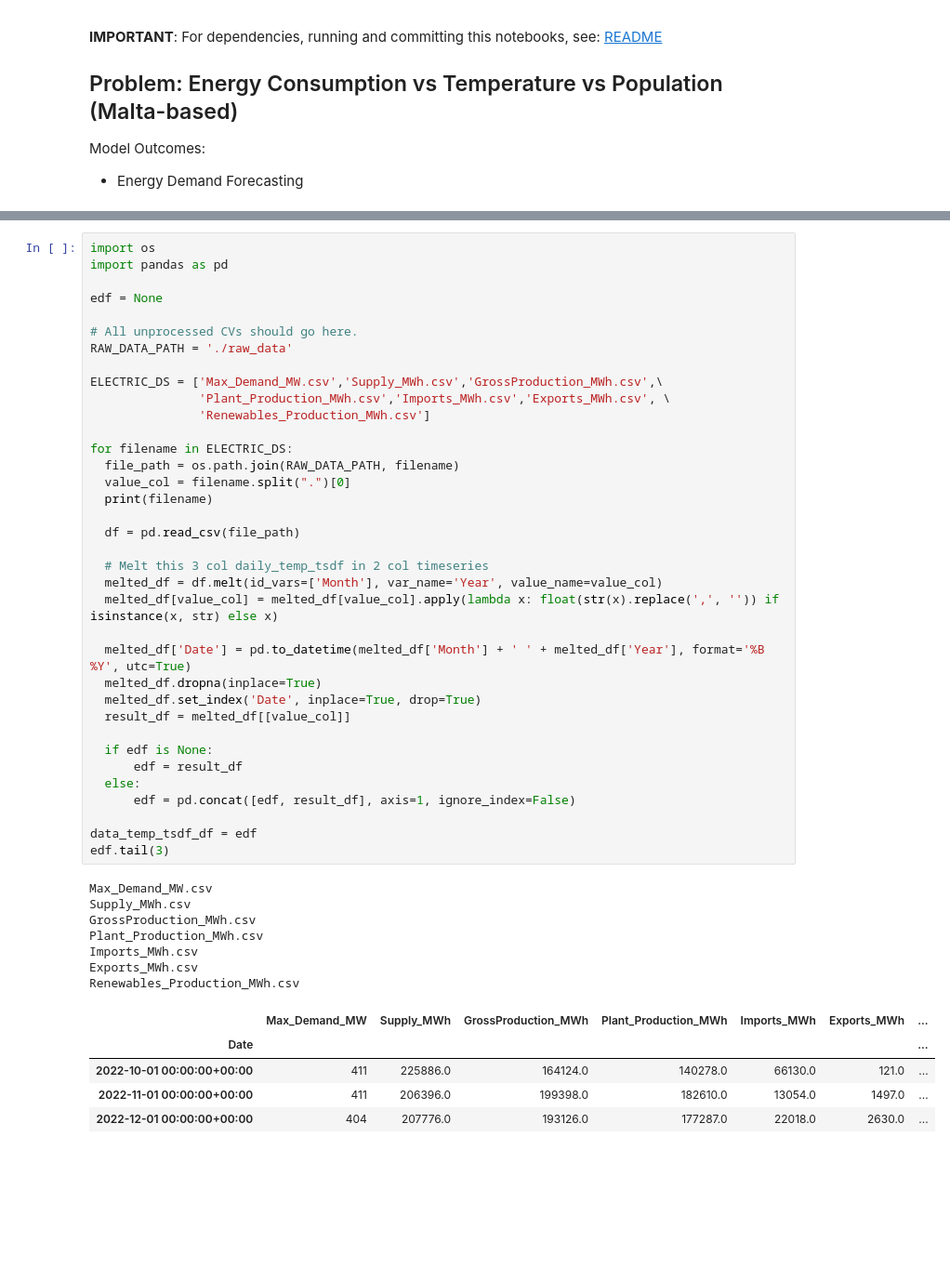
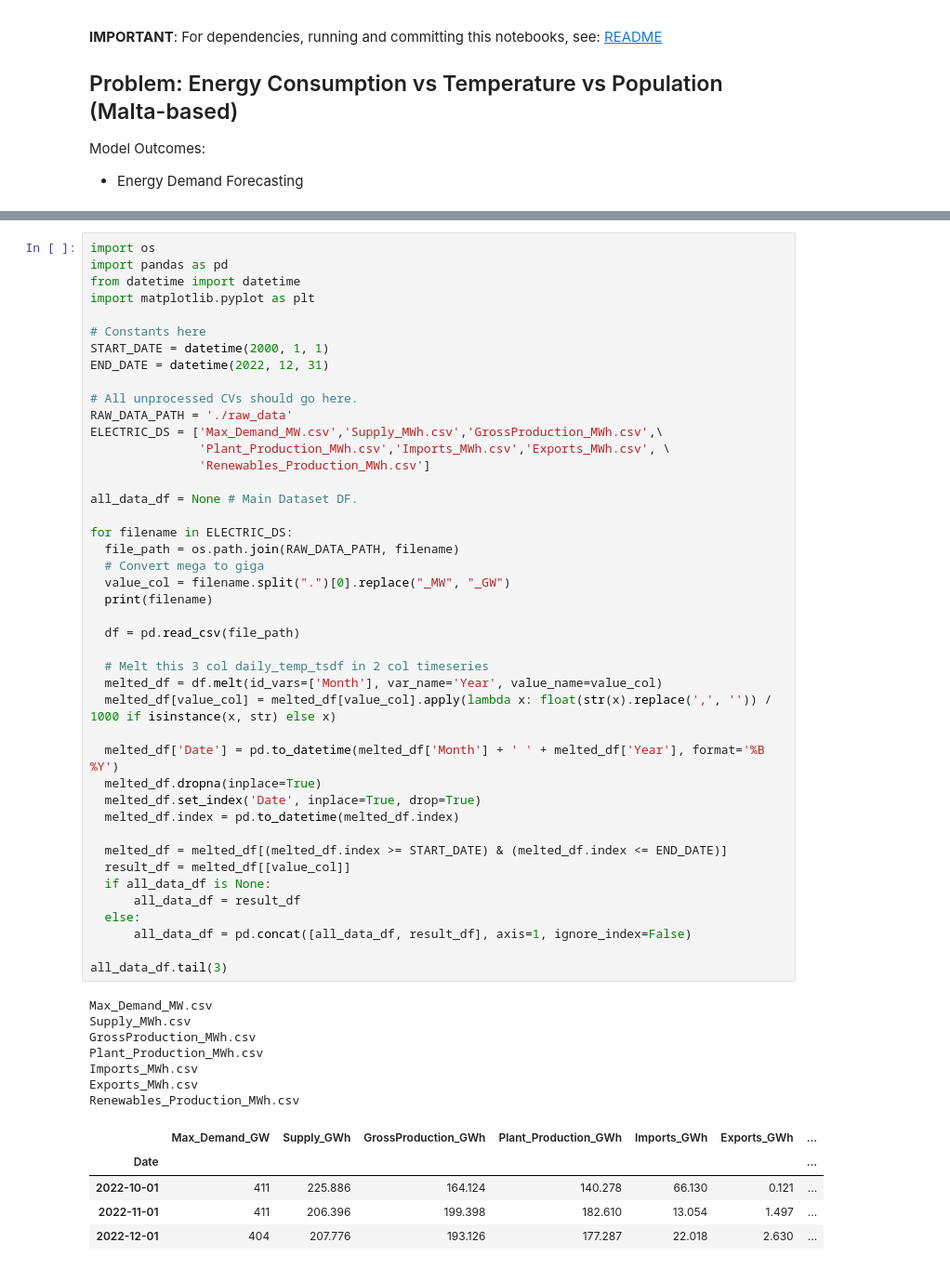
Before and after one commit to ATECO-malta/applied_ml_assignment, a Jupyter notebook: aml_ICS5110.ipynb, the cells around one changed output, grey strips where cells are left out. Shown: that part at 93% size. Drawn from its saved outputs; the diff is of its cells as text; blank space fills up the shorter version.

```diff
--- a/aml_ICS5110.ipynb
+++ b/aml_ICS5110.ipynb
@@ -56,49 +57,56 @@ Indutrial Indices:
 # %%
 import os
 import pandas as pd
+from datetime import datetime
+import matplotlib.pyplot as plt
 
-edf = None
+# Constants here
+START_DATE = datetime(2000, 1, 1)
+END_DATE = datetime(2022, 12, 31)
 
 # All unprocessed CVs should go here.
 RAW_DATA_PATH = './raw_data'
-
 ELECTRIC_DS = ['Max_Demand_MW.csv','Supply_MWh.csv','GrossProduction_MWh.csv',\
                'Plant_Production_MWh.csv','Imports_MWh.csv','Exports_MWh.csv', \
                'Renewables_Production_MWh.csv']
 
+all_data_df = None # Main Dataset DF.
+
 for filename in ELECTRIC_DS:
   file_path = os.path.join(RAW_DATA_PATH, filename)
-  value_col = filename.split(".")[0]
+  # Convert mega to giga
+  value_col = filename.split(".")[0].replace("_MW", "_GW")
   print(filename)
 
   df = pd.read_csv(file_path)
 
   # Melt this 3 col daily_temp_tsdf in 2 col timeseries
   melted_df = df.melt(id_vars=['Month'], var_name='Year', value_name=value_col)
-  melted_df[value_col] = melted_df[value_col].apply(lambda x: float(str(x).replace(',', '')) if isinstance(x, str) else x)
+  melted_df[value_col] = melted_df[value_col].apply(lambda x: float(str(x).replace(',', '')) / 1000 if isinstance(x, str) else x)
 
-  melted_df['Date'] = pd.to_datetime(melted_df['Month'] + ' ' + melted_df['Year'], format='%B %Y', utc=True)
+  melted_df['Date'] = pd.to_datetime(melted_df['Month'] + ' ' + melted_df['Year'], format='%B %Y')
   melted_df.dropna(inplace=True)
   melted_df.set_index('Date', inplace=True, drop=True)
+  melted_df.index = pd.to_datetime(melted_df.index)
+
+  melted_df = melted_df[(melted_df.index >= START_DATE) & (melted_df.index <= END_DATE)]
   result_df = melted_df[[value_col]]
+  if all_data_df is None:
+      all_data_df = result_df
+  else:
+      all_data_df = pd.concat([all_data_df, result_df], axis=1, ignore_index=False)
 
-  if edf is None:
-      edf = result_df
-  else:
-      edf = pd.concat([edf, result_df], axis=1, ignore_index=False)
-
-data_temp_tsdf_df = edf
-edf.tail(3)
+all_data_df.tail(3)
 # %% [output]
 Max_Demand_MW.csv
 Supply_MWh.csv
 GrossProduction_MWh.csv
 Plant_Production_MWh.csv
 Imports_MWh.csv
 Exports_MWh.csv
 Renewables_Production_MWh.csv
-|  | Max_Demand_MW | Supply_MWh | GrossProduction_MWh | Plant_Production_MWh | Imports_MWh | Exports_MWh | ... |
+|  | Max_Demand_GW | Supply_GWh | GrossProduction_GWh | Plant_Production_GWh | Imports_GWh | Exports_GWh | ... |
 | Date |  |  |  |  |  |  | ... |
-| 2022-10-01 00:00:00+00:00 | 411 | 225886.0 | 164124.0 | 140278.0 | 66130.0 | 121.0 | ... |
-| 2022-11-01 00:00:00+00:00 | 411 | 206396.0 | 199398.0 | 182610.0 | 13054.0 | 1497.0 | ... |
-| 2022-12-01 00:00:00+00:00 | 404 | 207776.0 | 193126.0 | 177287.0 | 22018.0 | 2630.0 | ... |
+| 2022-10-01 | 411 | 225.886 | 164.124 | 140.278 | 66.130 | 0.121 | ... |
+| 2022-11-01 | 411 | 206.396 | 199.398 | 182.610 | 13.054 | 1.497 | ... |
+| 2022-12-01 | 404 | 207.776 | 193.126 | 177.287 | 22.018 | 2.630 | ... |
```
Also changed, not shown: parts of 13 cells of this notebook, 5 other files.
